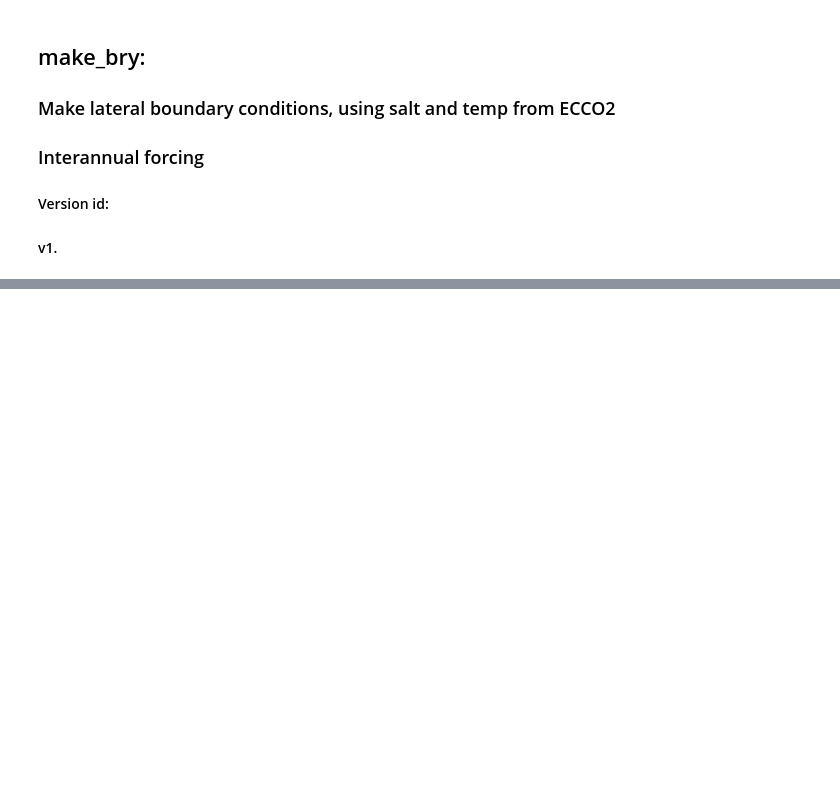
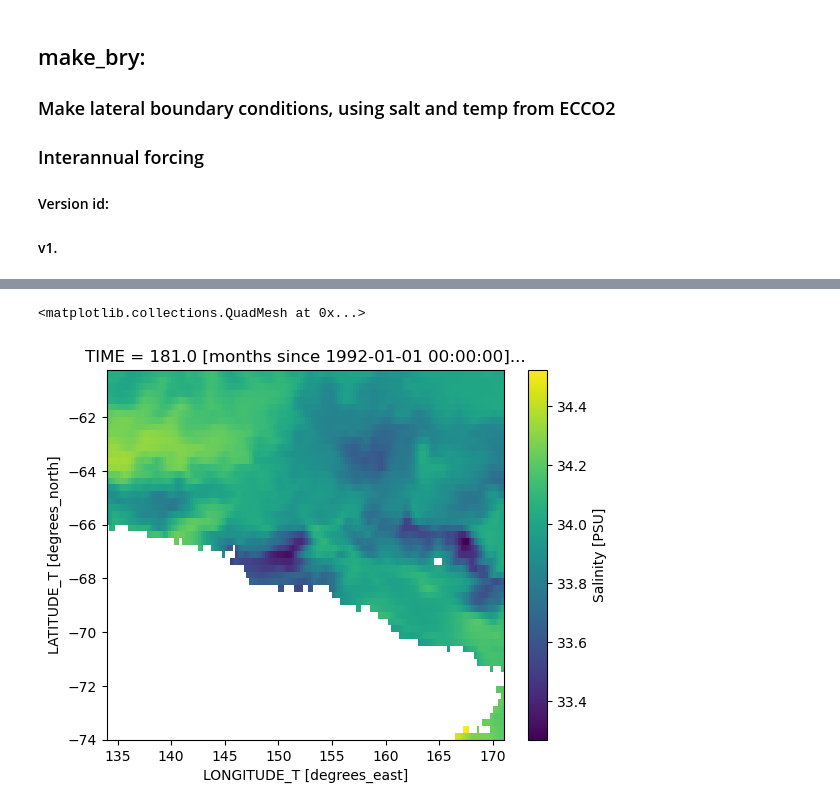
Before and after one commit to dgwyther/wilkes-setup, a Jupyter notebook: notebooks/make_bry-wilkes_ecco_IAF.ipynb, the cells around one changed output, grey strips where cells are left out. Cells and saved outputs as stored; diff of their text form; code cells hidden in the pictures; blank space fills up the shorter version.

```diff
--- a/notebooks/make_bry-wilkes_ecco_IAF.ipynb
+++ b/notebooks/make_bry-wilkes_ecco_IAF.ipynb
@@ -125,3 +125,8 @@ plt.plot(LonInterpSurface[0,:],LatInterpSurface[0,:])
 [<matplotlib.lines.Line2D at 0x...>]
 [figure]
+# %%
+salt.SALT.where(salt.SALT != -1e23, np.nan).isel(TIME=0, DEPTH_T=0).plot()
+# %% [output]
+<matplotlib.collections.QuadMesh at 0x...>
+[figure, added]
 # %%
```
Also changed, not shown: parts of 8 cells of this notebook, 1 other file.
